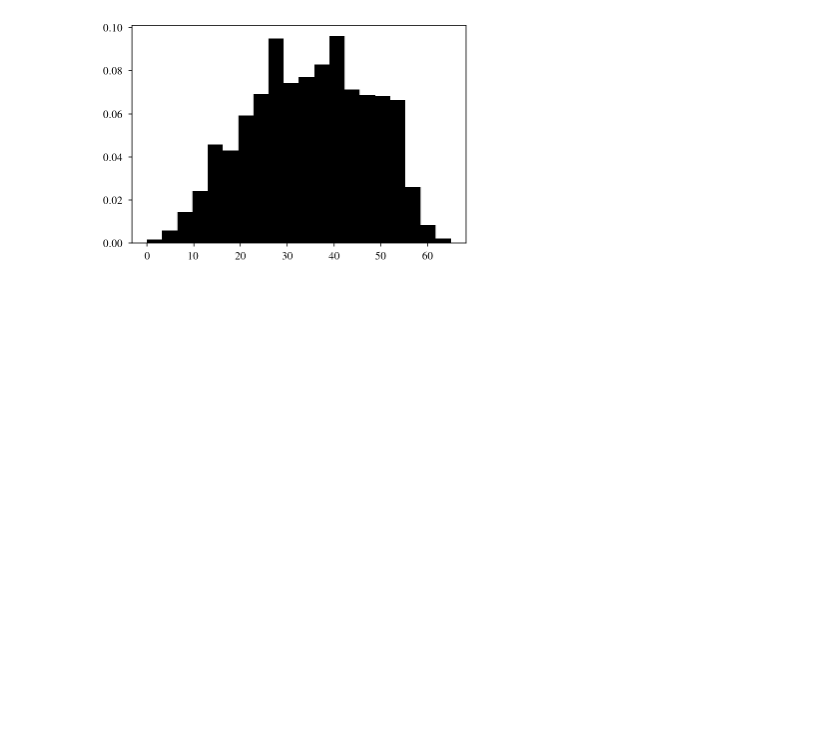
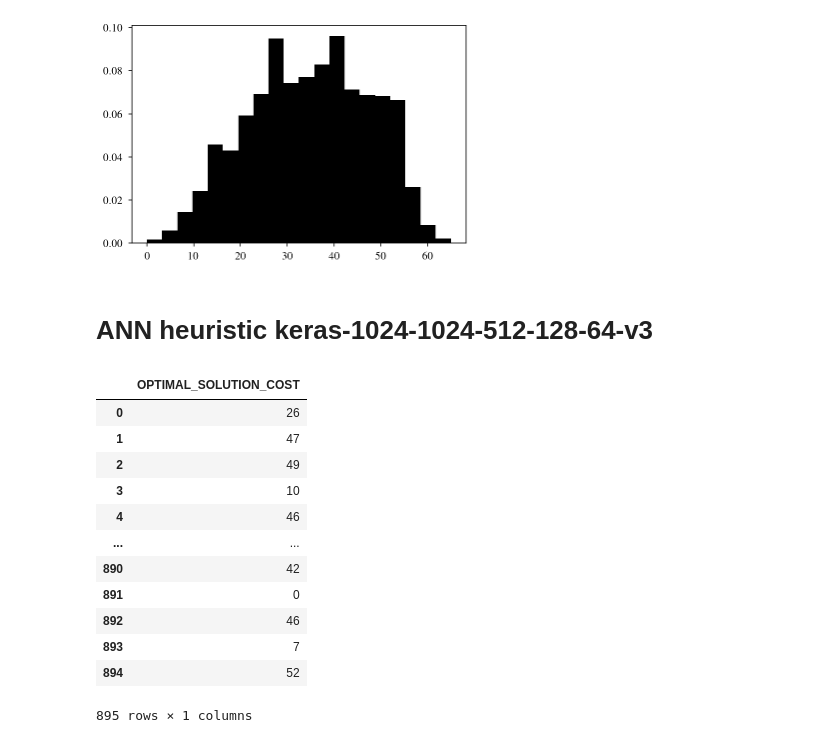
Before and after one commit to vcahlik/fifteen-puzzle, a Jupyter notebook: prototype/notebooks/HeuristicQueryDistribution.ipynb, the cells around one changed output. Cells and saved outputs as stored; diff of their text form; code cells hidden in the pictures; blank space fills up the shorter version.

```diff
--- a/prototype/notebooks/HeuristicQueryDistribution.ipynb
+++ b/prototype/notebooks/HeuristicQueryDistribution.ipynb
@@ -73,3 +77,5 @@ plt.yticks(fontsize=11)
 (array([0.  , 0.02, 0.04, 0.06, 0.08, 0.1 , 0.12]),
  <a list of 7 Text yticklabel objects>)
 [figure]
+# %% [markdown]
+# ANN heuristic keras-1024-1024-512-128-64-v3
@@ -75,0 +84,16 @@ plt.yticks(fontsize=11)
+# %%
+data
+# %% [output]
+|  | OPTIMAL_SOLUTION_COST |
+| 0 | 26 |
+| 1 | 47 |
+| 2 | 49 |
+| 3 | 10 |
+| 4 | 46 |
+| ... | ... |
+| 890 | 42 |
+| 891 | 0 |
+| 892 | 46 |
+| 893 | 7 |
+| 894 | 52 |
+895 rows × 1 columns
```
Also changed, not shown: parts of 3 cells of this notebook, 2 other files.
